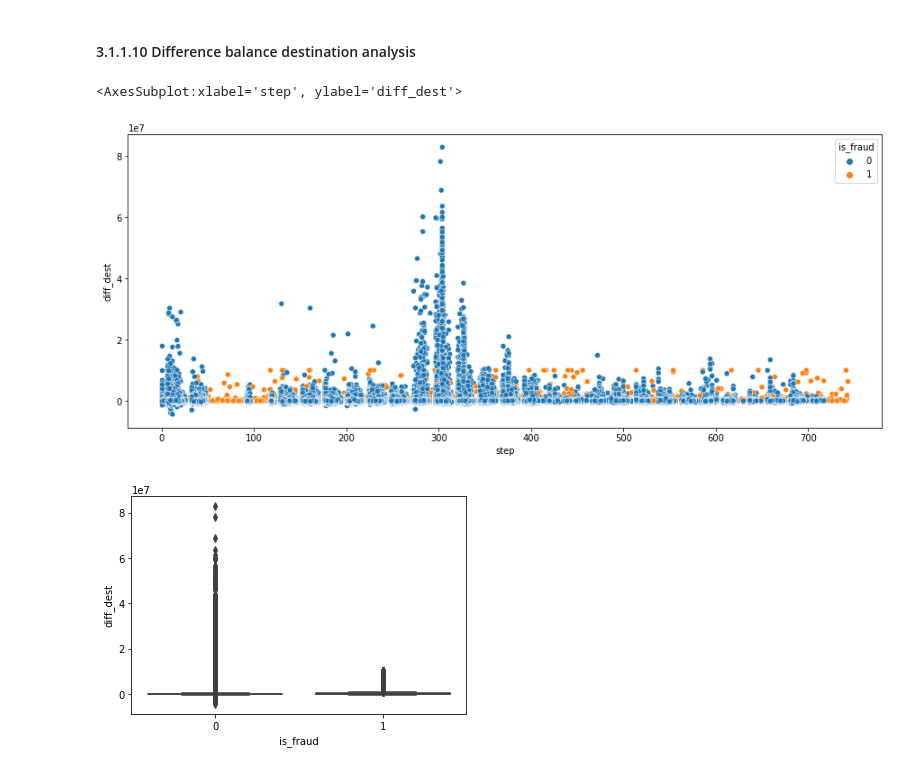
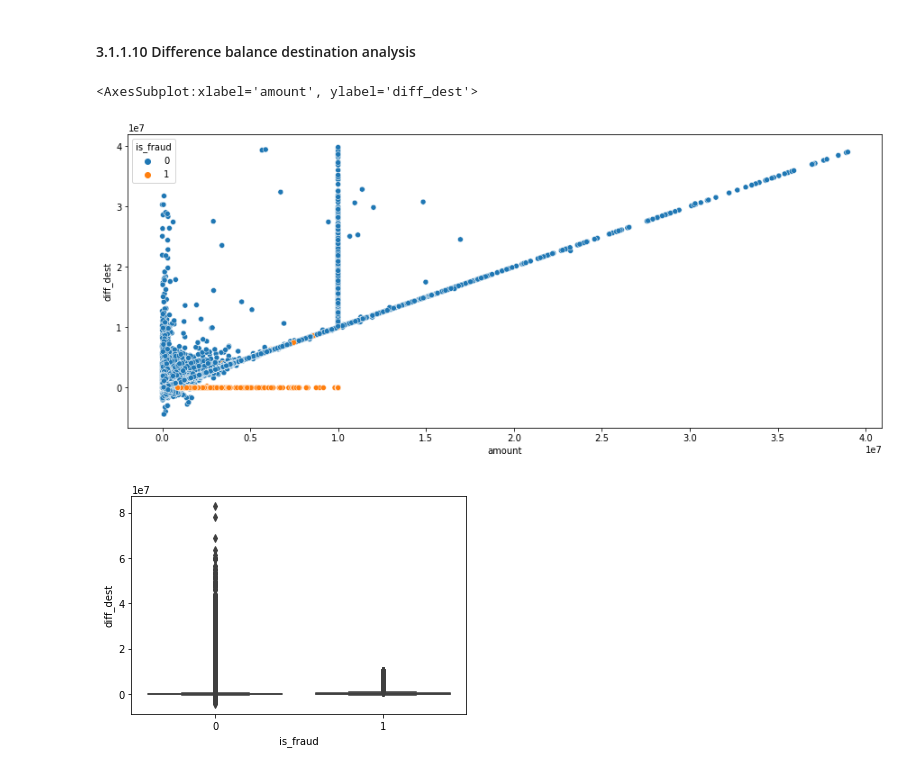
Before and after one commit to LessioGuilherme/pa002_block_fraud_company, a Jupyter notebook: notebooks/pa002_block_fraud_company_sprint01.ipynb, the cells around one changed output. Saved outputs shown, nothing was run; the diff lists cells and outputs as text; code cells hidden in the pictures.

Commit message:
Sprint01 of pa002_block_fraud_company

```diff
--- a/notebooks/pa002_block_fraud_company_sprint01.ipynb
+++ b/notebooks/pa002_block_fraud_company_sprint01.ipynb
@@ -631,10 +660,10 @@ sns.boxplot(x= 'is_fraud', y='newbalance_dest', data=df3[df3['newbalance_dest']<
 #### 3.1.1.10 Difference balance destination analysis
 # %%
 plt.subplots(figsize=(15,6))
-sns.scatterplot(x='step', y='diff_dest', hue='is_fraud', data=df3)
+sns.scatterplot(x='amount', y='diff_dest', hue='is_fraud', data=df3[(df3['amount']< 8e7) & (df3['diff_dest']< 4e7)])
 # %% [output]
-<AxesSubplot:xlabel='step', ylabel='diff_dest'>
+<AxesSubplot:xlabel='amount', ylabel='diff_dest'>
-[figure, old version]
+[figure, new version]
 # %%
 sns.boxplot(x= 'is_fraud', y='diff_dest', data=df3);
 # %% [output]
```
Also changed, not shown: parts of 53 cells of this notebook.
